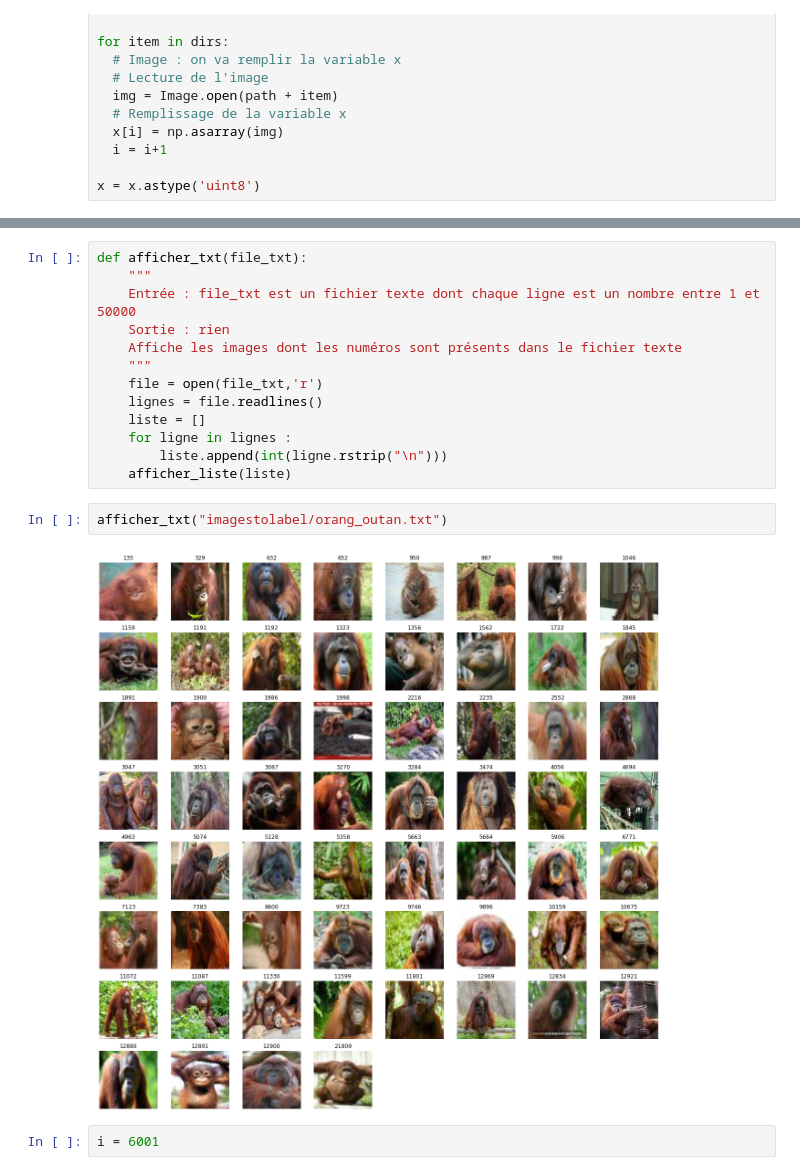
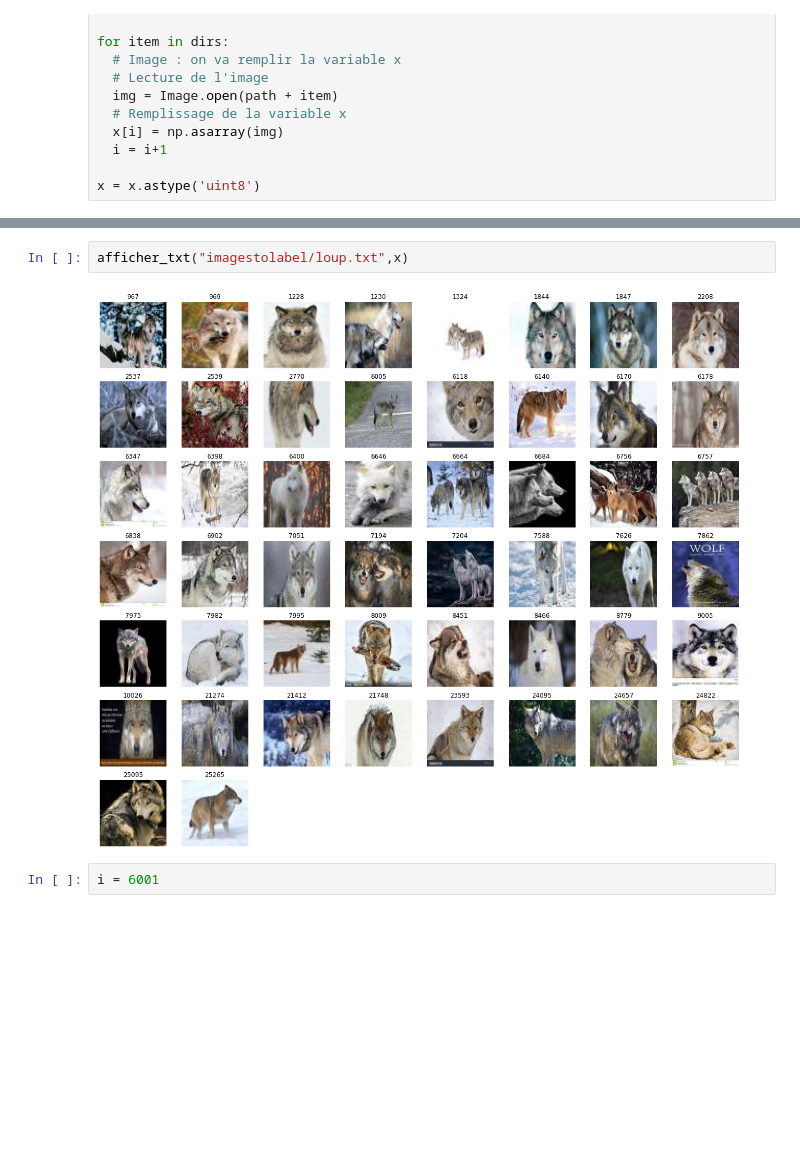
Before and after one commit to thibaultroux1/segmentation-deep-learning-project, a Jupyter notebook: Projet_IAM_2021.ipynb, the cells around one changed output, grey strips where cells are left out. Saved outputs shown, nothing was run; the diff lists cells and outputs as text; blank space fills up the shorter version.

```diff
--- a/Projet_IAM_2021.ipynb
+++ b/Projet_IAM_2021.ipynb
@@ -72,20 +56,7 @@ def afficher_liste(liste) :
-# %%
-def afficher_txt(file_txt):
-    """
-    Entrée : file_txt est un fichier texte dont chaque ligne est un nombre entre 1 et 50000
-    Sortie : rien
-    Affiche les images dont les numéros sont présents dans le fichier texte
-    """
-    file = open(file_txt,'r')
-    lignes = file.readlines()
-    liste = []
-    for ligne in lignes :
-        liste.append(int(ligne.rstrip("\n")))
-    afficher_liste(liste)
 # %%
-afficher_txt("imagestolabel/orang_outan.txt")
+afficher_txt("imagestolabel/loup.txt",x)
 # %% [output]
-[figure, old version]
+[figure, new version]
 # %%
 i = 6001
 # %%
```
Also changed, not shown: parts of 6 cells of this notebook, 2 other files.
